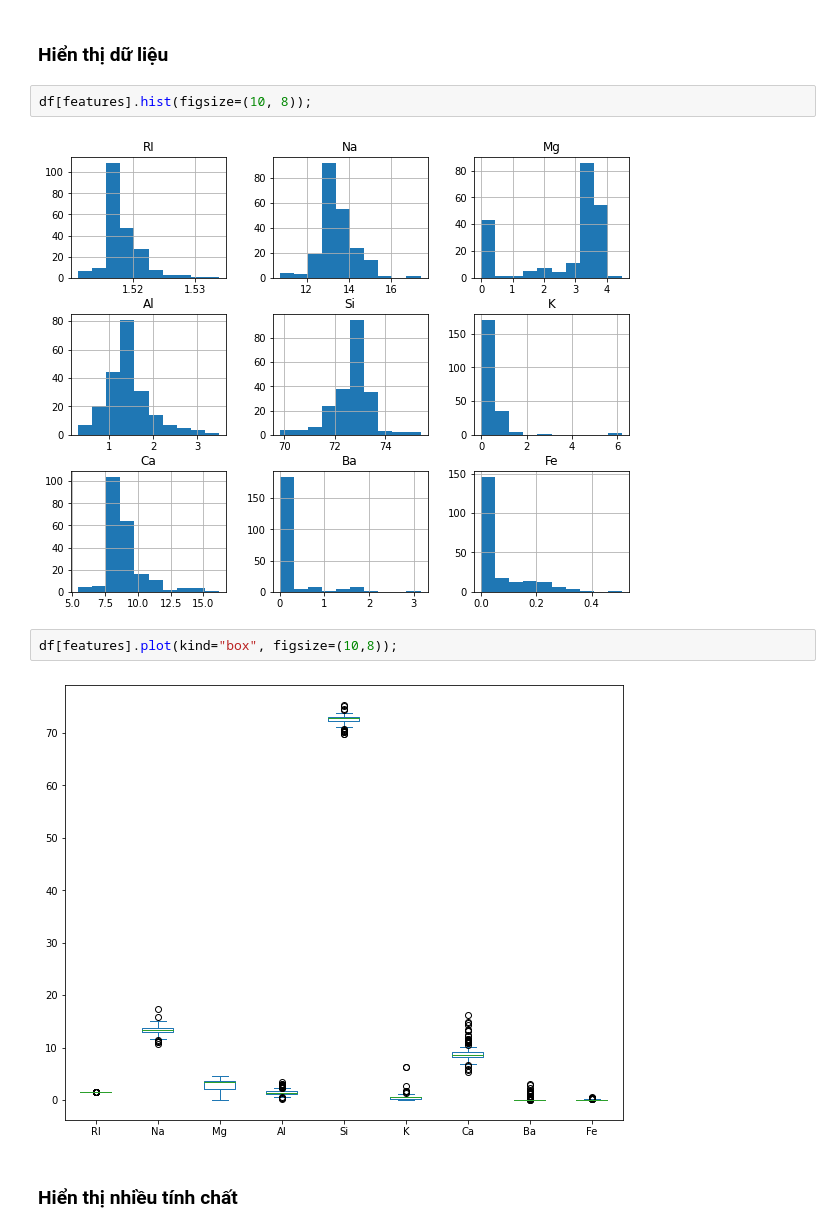
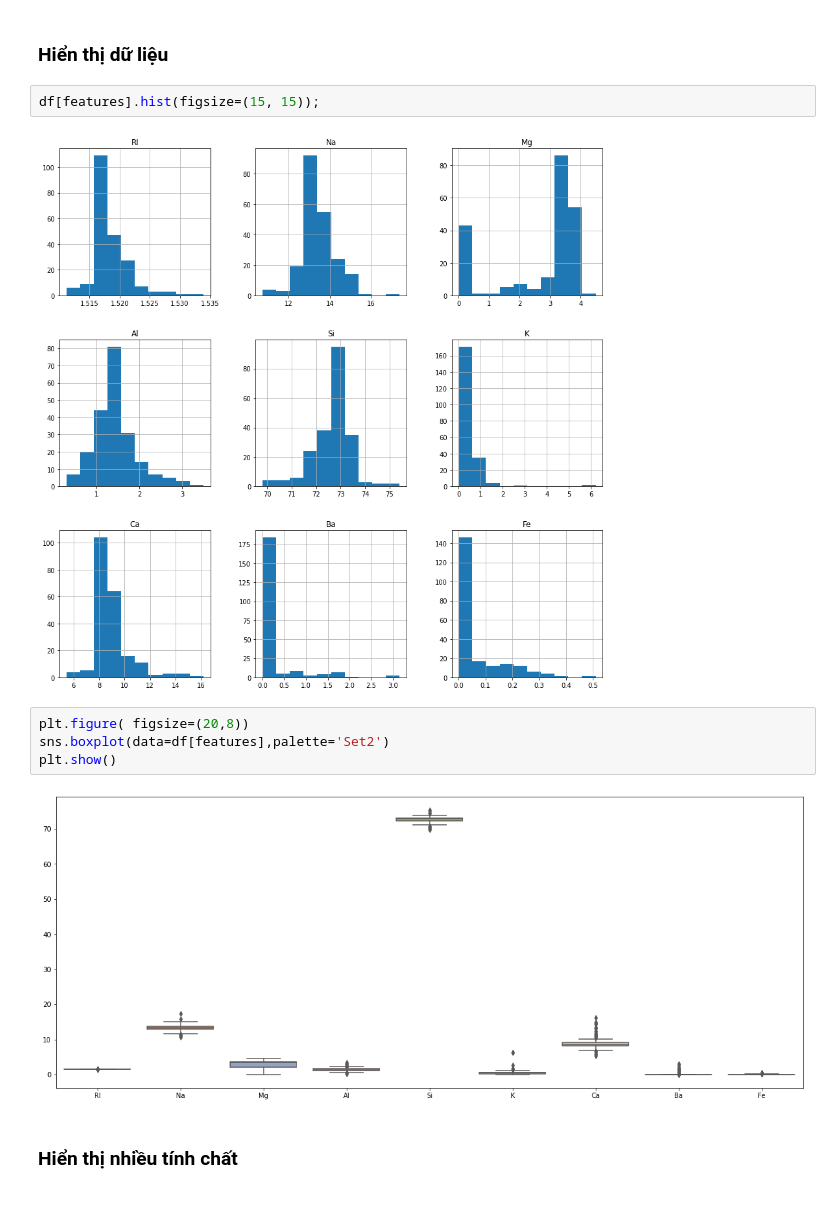
Before and after one commit to sowwnn/Analyst-Glass-Dataset-Case-Study, a Jupyter notebook: Kmeans_glass_type.ipynb, the cells around one changed output. Cells and saved outputs as stored; diff of their text form; blank space fills up the shorter version.

```diff
--- a/Kmeans_glass_type.ipynb
+++ b/Kmeans_glass_type.ipynb
@@ -206,13 +197,15 @@ display.display(correlations)
 
 ### Hiển thị dữ liệu
 # %%
-df[features].hist(figsize=(10, 8));
+df[features].hist(figsize=(15, 15));
 # %% [output]
-[figure, old version]
+[figure, new version]
 # %%
-df[features].plot(kind="box", figsize=(10,8));
+plt.figure( figsize=(20,8))
+sns.boxplot(data=df[features],palette='Set2')
+plt.show()
 # %% [output]
-[figure, old version]
+[figure, new version]
 # %% [markdown]
 ### Hiển thị nhiều tính chất
 # %%
```
Also changed, not shown: parts of 29 cells of this notebook, 3 other files.
